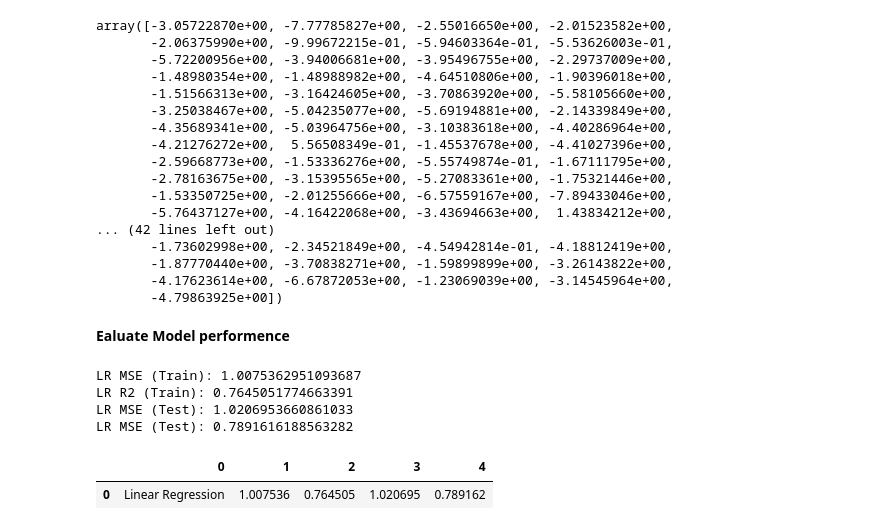
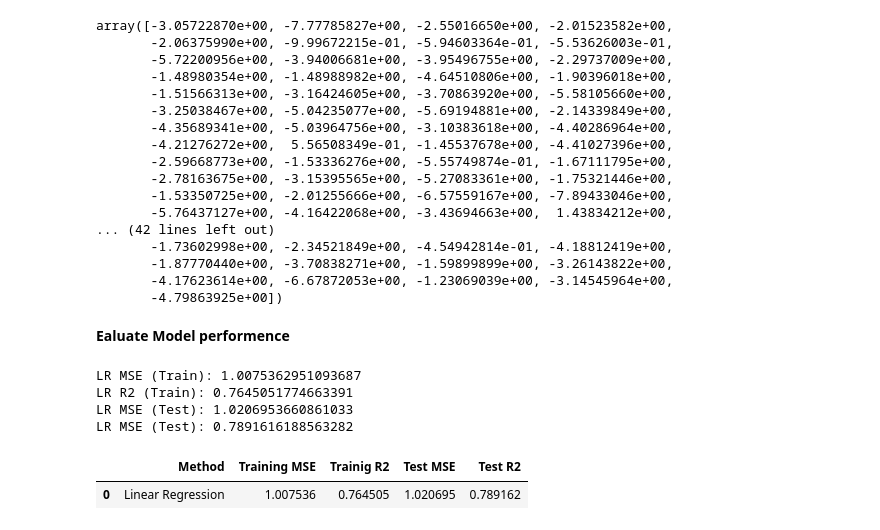
Before and after one commit to kittycat8126/kittycat8126, a Jupyter notebook: first_project.ipynb, the cells around one changed output. Drawn from its saved outputs; the diff is of its cells as text; code cells hidden in the pictures.

```diff
--- a/first_project.ipynb
+++ b/first_project.ipynb
@@ -172,10 +172,10 @@ LR R2 (Train): 0.7645051774663391
 LR MSE (Test): 1.0206953660861033
 LR MSE (Test): 0.7891616188563282
 # %%
-lr_result = pd.DataFrame(['Linear Regression',lr_train_mse,lr_train_r2,lr_test_mse,lr_test_r2]).transpose()
-lr_results.columns = ['Method','Training MSE','Trainig R2','']
+lr_results = pd.DataFrame(['Linear Regression',lr_train_mse,lr_train_r2,lr_test_mse,lr_test_r2]).transpose()
+lr_results.columns = ['Method','Training MSE','Trainig R2','Test MSE','Test R2']
-# %%
-lr_result
-# %% [output]
-|  | 0 | 1 | 2 | 3 | 4 |
-| 0 | Linear Regression | 1.007536 | 0.764505 | 1.020695 | 0.789162 |
+# %%
+lr_results
+# %% [output]
+|  | Method | Training MSE | Trainig R2 | Test MSE | Test R2 |
+| 0 | Linear Regression | 1.007536 | 0.764505 | 1.020695 | 0.789162 |
```
